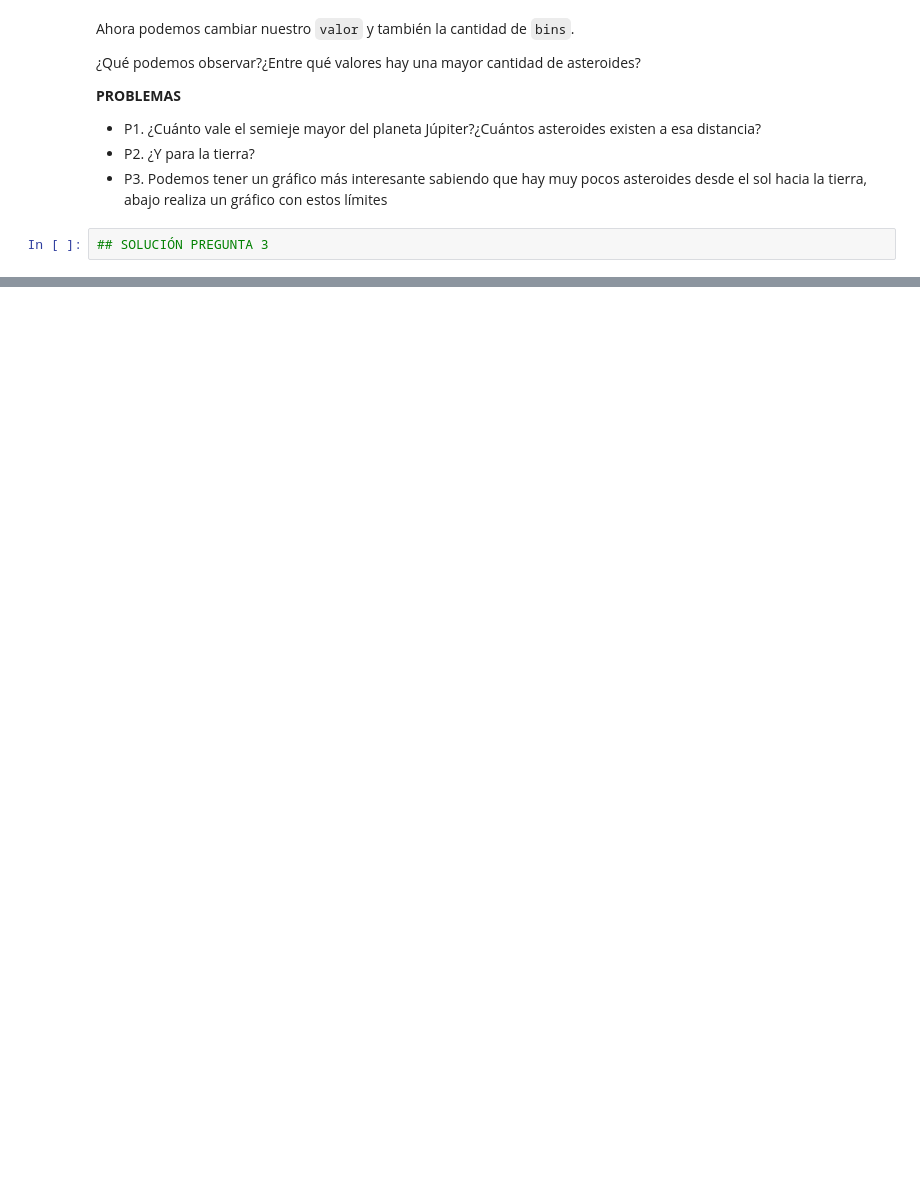
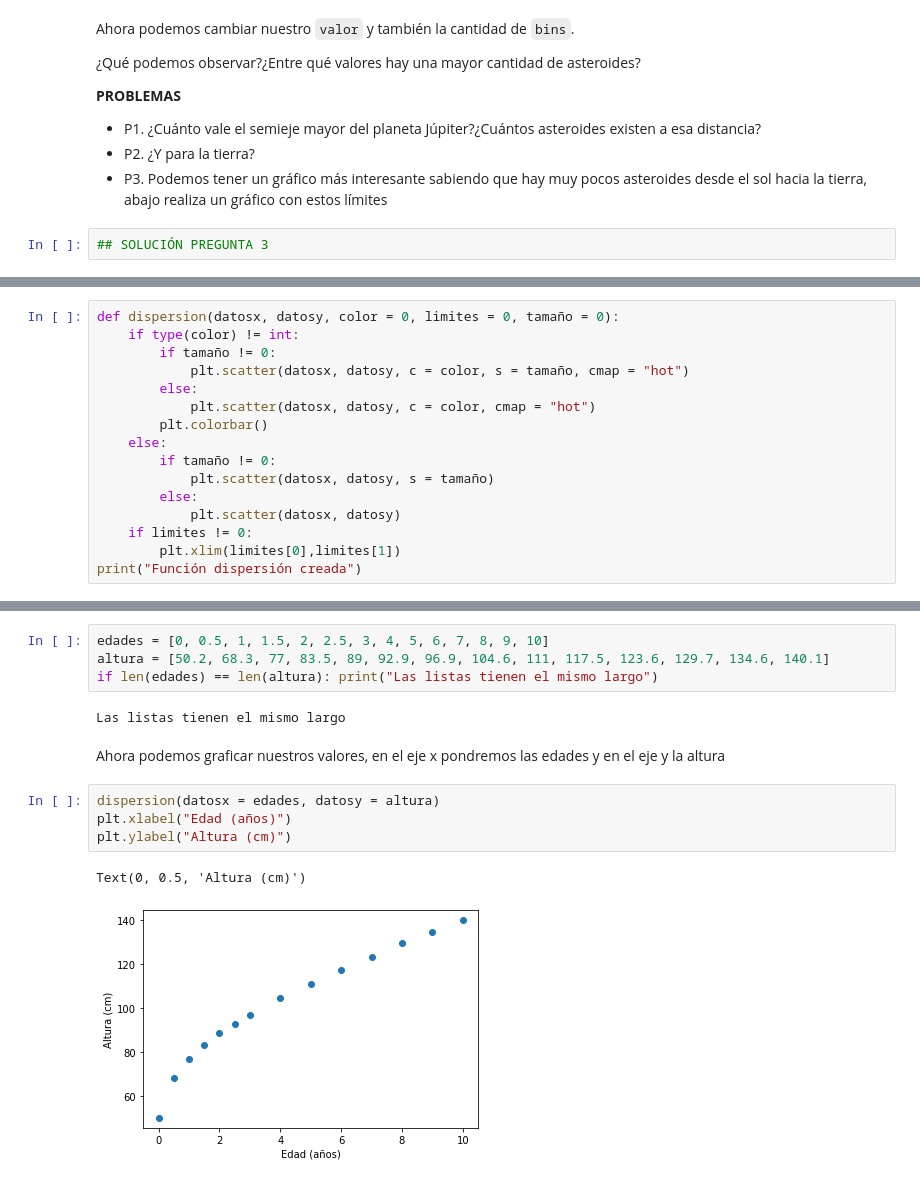
Before and after one commit to LudCano/ClaseAsteroides, a Jupyter notebook: Taller 1.ipynb, the cells around one changed output, grey strips where cells are left out. Cells and saved outputs as stored; diff of their text form; blank space fills up the shorter version.

```diff
--- a/Taller 1.ipynb
+++ b/Taller 1.ipynb
@@ -193,0 +254,16 @@ Ahora podemos cambiar nuestro `valor` y también la cantidad de `bins`.
+# %%
+def dispersion(datosx, datosy, color = 0, limites = 0, tamaño = 0):
+    if type(color) != int:
+        if tamaño != 0:
+            plt.scatter(datosx, datosy, c = color, s = tamaño, cmap = "hot")
+        else:
+            plt.scatter(datosx, datosy, c = color, cmap = "hot")
+        plt.colorbar()
+    else:
+        if tamaño != 0:
+            plt.scatter(datosx, datosy, s = tamaño)
+        else:
+            plt.scatter(datosx, datosy)
+    if limites != 0:
+        plt.xlim(limites[0],limites[1])
+print("Función dispersión creada")
@@ -193,0 +288,15 @@ Ahora podemos cambiar nuestro `valor` y también la cantidad de `bins`.
+# %%
+edades = [0, 0.5, 1, 1.5, 2, 2.5, 3, 4, 5, 6, 7, 8, 9, 10]
+altura = [50.2, 68.3, 77, 83.5, 89, 92.9, 96.9, 104.6, 111, 117.5, 123.6, 129.7, 134.6, 140.1]
+if len(edades) == len(altura): print("Las listas tienen el mismo largo")
+# %% [output]
+Las listas tienen el mismo largo
+# %% [markdown]
+Ahora podemos graficar nuestros valores, en el eje x pondremos las edades y en el eje y la altura
+# %%
+dispersion(datosx = edades, datosy = altura)
+plt.xlabel("Edad (años)")
+plt.ylabel("Altura (cm)")
+# %% [output]
+Text(0, 0.5, 'Altura (cm)')
+[figure, added]
```
Also changed, not shown: parts of 38 cells of this notebook, 1 other file.
